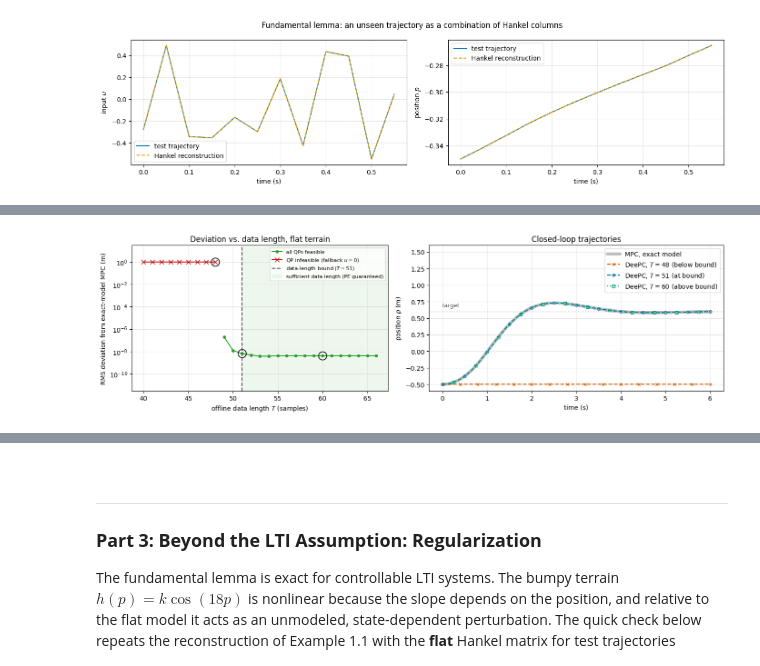
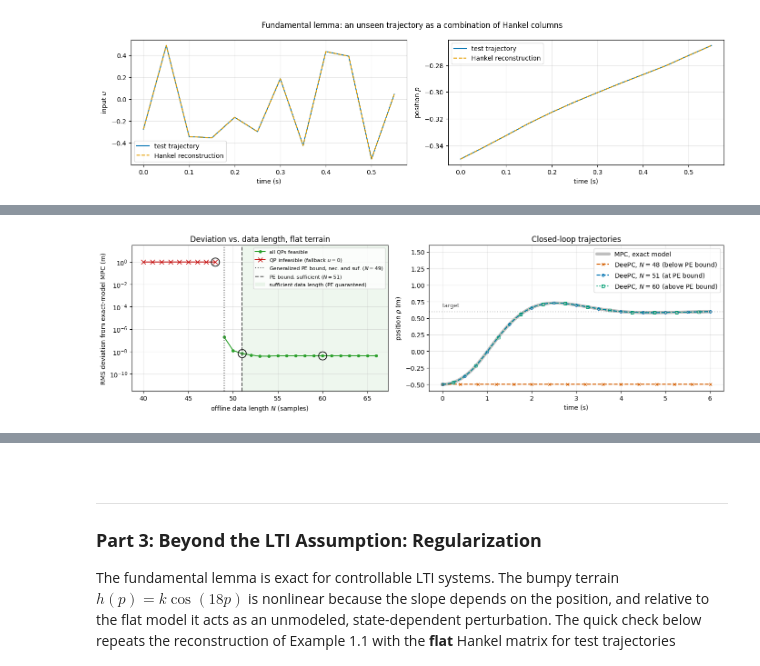
Before and after one commit to JonathanZHC/core_course_examples, a Jupyter notebook: ex6_SysID/6.4_Data_Enabled_Predictive_Control.ipynb, the cells around one changed output, grey strips where cells are left out. Saved outputs shown, nothing was run; the diff lists cells and outputs as text; code cells hidden in the pictures.

```diff
--- a/ex6_SysID/6.4_Data_Enabled_Predictive_Control.ipynb
+++ b/ex6_SysID/6.4_Data_Enabled_Predictive_Control.ipynb
@@ -119,9 +119,8 @@ dyn_flat = Dynamics(env_flat)
 n_states, m_inputs = 2, 1
 
 # Controller
-N = 20
+L = 20
 T_ini = 4
-L = T_ini + N                                   # length of the trajectories in the Hankel matrix
 Q_y = np.array([[1.0]]); R = np.array([[0.1]]); Qf_y = Q_y     # DeePC: cost on the output y = p
 Q_x = np.diag([1.0, 0.0]); Qf_x = Q_x                          # MPC: the same cost on the state
 
@@ -398,31 +430,32 @@ sufficient bound: T >= 51;  Hankel columns = T - L + 1, rank needed = m L + n =
 # %%
-Ts = np.array([s[0] for s in sweep]); devs = np.array([s[3] for s in sweep]); fails = np.array([s[4] for s in sweep])
+Ns = np.array([r['N'] for r in sweep]); devs = np.array([r['dev'] for r in sweep]); fails = np.array([r['fails'] for r in sweep])
 C_LEFT, C_INFEAS, C_BOUND = "#2CA02C", "#C00000", "0.35"
 
 fig, ax = plt.subplots(1, 2, figsize=(14, 4.2), width_ratios=[1, 1.15])
 ok = fails == 0
-ax[0].semilogy(Ts[ok], np.maximum(devs[ok], 1e-12), marker="o", ms=4, color=C_LEFT, label="all QPs feasible")
-ax[0].semilogy(Ts[~ok], devs[~ok], marker="x", ms=7, ls="-", lw=1.4, color=C_INFEAS, label="QP infeasible (fallback $u=0$)")
+ax[0].semilogy(Ns[ok], np.maximum(devs[ok], 1e-12), marker="o", ms=4, color=C_LEFT, label="all QPs feasible")
+ax[0].semilogy(Ns[~ok], devs[~ok], marker="x", ms=7, ls="-", lw=1.4, color=C_INFEAS, label="QP infeasible (fallback $u=0$)")
 for label, (row, _) in highlight.items():
-    ax[0].plot(row[0], max(row[3], 1e-12), marker="o", ms=13, mfc="none", mec="k", mew=1.2, ls="none")
-ax[0].axvline(T_BOUND, color=C_BOUND, ls="--", lw=1.5, label=f"data-length bound ($T={T_BOUND}$)")
+    ax[0].plot(row['N'], max(row['dev'], 1e-12), marker="o", ms=13, mfc="none", mec="k", mew=1.2, ls="none")
+ax[0].axvline(N_BOUND_GPE, color=C_BOUND, ls=":", lw=1.5, label=f"Generalized PE bound, nec. and suf. ($N={N_BOUND_GPE}$)")
+ax[0].axvline(N_BOUND, color=C_BOUND, ls="--", lw=1.5, label=f"PE bound, sufficient ($N={N_BOUND}$)")
 ax[0].set_ylim(3e-12, 30)
 x_left, x_right = ax[0].get_xlim()
-ax[0].axvspan(T_BOUND, x_right, color=C_LEFT, alpha=0.08, lw=0, zorder=0, label="sufficient data length (PE guaranteed)")
+ax[0].axvspan(N_BOUND, x_right, color=C_LEFT, alpha=0.08, lw=0, zorder=0, label="sufficient data length (PE guaranteed)")
 ax[0].set_xlim(x_left, x_right)
-ax[0].set_xlabel("offline data length $T$ (samples)"); ax[0].set_ylabel("RMS deviation from exact-model MPC (m)")
+ax[0].set_xlabel("offline data length $N$ (samples)"); ax[0].set_ylabel("RMS deviation from exact-model MPC (m)")
 ax[0].set_title("Deviation vs. data length, flat terrain"); ax[0].legend(loc="best", fontsize=8)
 
 ax[1].plot(t_x, X_mpc_flat[:, 0], color="0.75", lw=5, solid_capstyle="round", label="MPC, exact model")
 styles = [dict(color=OKABE_ITO[3], ls="--", marker="x", markevery=8, ms=5),
           dict(color=OKABE_ITO[0], ls="--", marker="o", markevery=(0, 10), ms=4, mfc="none"),
           dict(color=OKABE_ITO[2], ls=":", marker="s", markevery=(5, 10), ms=4, mfc="none")]
-for j, (label, T) in enumerate(T_HIGHLIGHT.items()):
-    ax[1].plot(t_x, highlight[label][1][:, 0], lw=1.6, label=f"DeePC, $T={T}$ ({label})", **styles[j])
+for j, (label, N) in enumerate(N_HIGHLIGHT.items()):
+    ax[1].plot(t_x, highlight[label][1][:, 0], lw=1.6, label=f"DeePC, $N={N}$ ({label})", **styles[j])
 ax[1].axhline(target_state[0], color="0.3", ls=(0, (1, 3)), lw=1)
 ax[1].text(t_x[0], target_state[0] + 0.05, "target", ha="left", va="bottom", fontsize=9, color="0.3")
 ax[1].set_xlabel("time (s)"); ax[1].set_ylabel("position $p$ (m)"); ax[1].set_title("Closed-loop trajectories"); ax[1].legend(loc="best")
 ax[1].set_ylim(-0.6, 1.6)
 plt.tight_layout(); plt.show()
 # %% [output]
-[figure, old version]
+[figure, new version]
```
Also changed, not shown: parts of 30 cells of this notebook, 7 other files.
